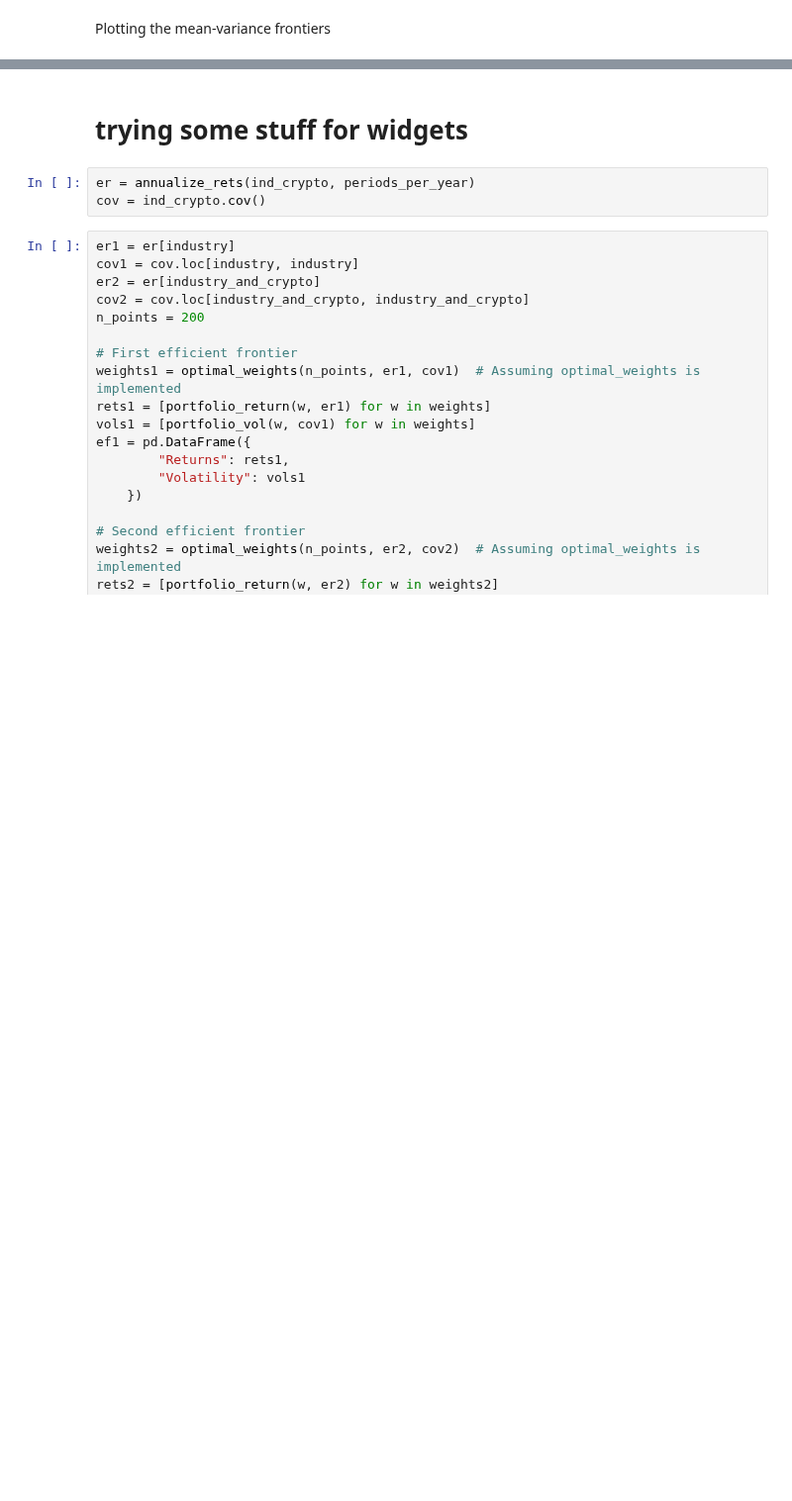
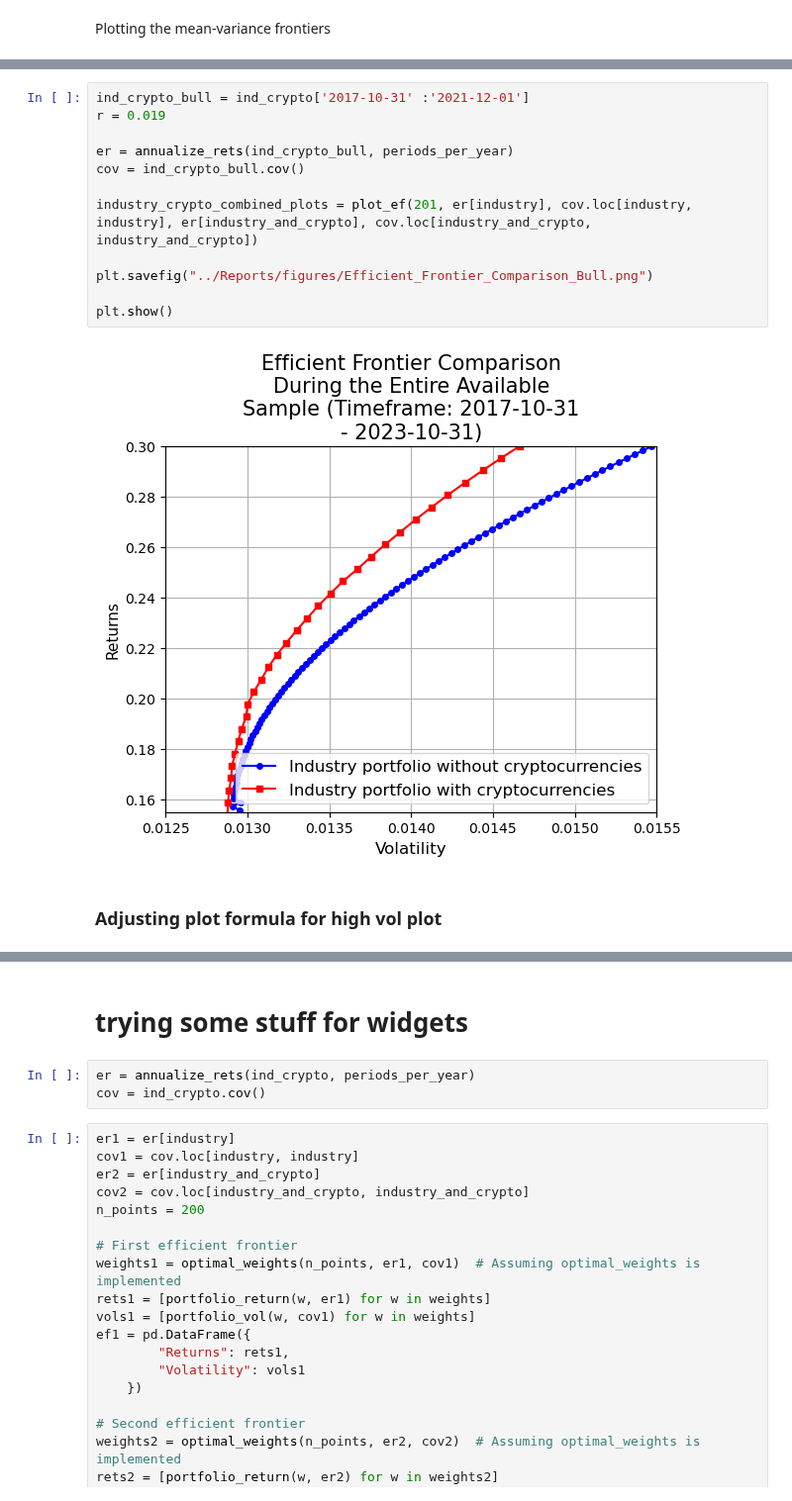
Before and after one commit to fairwayfinder/crypto-mean-variance-frontier, a Jupyter notebook: notebooks/MAIN.ipynb, the cells around one changed output, grey strips where cells are left out. Shown at 99% size. Cells and saved outputs as stored; diff of their text form; blank space fills up the shorter version.

```diff
--- a/notebooks/MAIN.ipynb
+++ b/notebooks/MAIN.ipynb
@@ -263,0 +329,16 @@ industry_crypto_combined_plots = plot_ef(201, er[industry], cov.loc[industry, in
+# %%
+ind_crypto_bull = ind_crypto['2017-10-31' :'2021-12-01']
+r = 0.019
+
+er = annualize_rets(ind_crypto_bull, periods_per_year)
+cov = ind_crypto_bull.cov()
+
+industry_crypto_combined_plots = plot_ef(201, er[industry], cov.loc[industry, industry], er[industry_and_crypto], cov.loc[industry_and_crypto, industry_and_crypto])
+
+plt.savefig("../Reports/figures/Efficient_Frontier_Comparison_Bull.png")
+
+plt.show()
+# %% [output]
+[figure, added]
+# %% [markdown]
+### Adjusting plot formula for high vol plot
```
Also changed, not shown: parts of 11 cells of this notebook, 7 other files.
